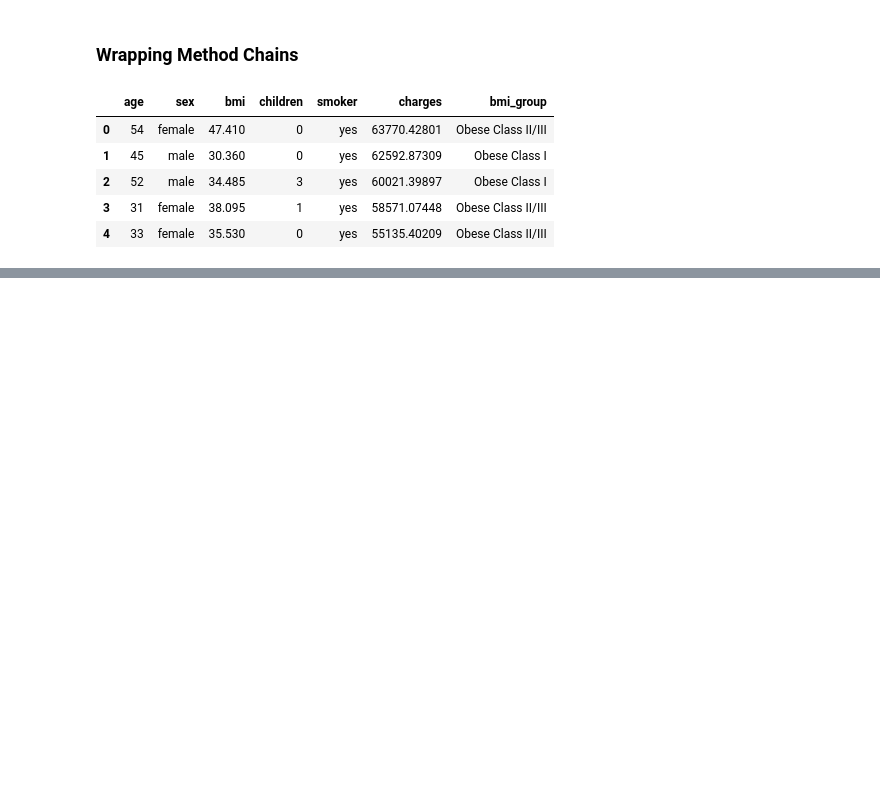
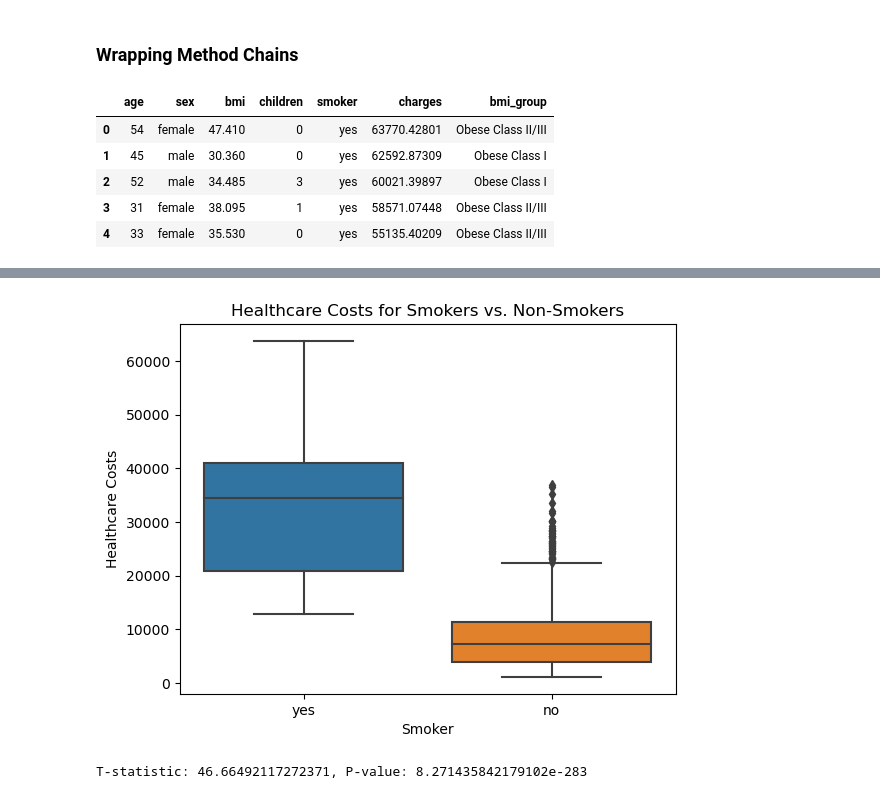
Before and after one commit to ubco-W2022T2-data301/project-group-group25, a Jupyter notebook: analysis/analysis1.ipynb, the cells around one changed output, grey strips where cells are left out. Drawn from its saved outputs; the diff is of its cells as text; code cells hidden in the pictures; blank space fills up the shorter version.

```diff
--- a/analysis/analysis1.ipynb
+++ b/analysis/analysis1.ipynb
@@ -266,0 +334,24 @@ ImportError: attempted relative import with no known parent package
+# %%
+import seaborn as sns
+import matplotlib.pyplot as plt
+from scipy.stats import ttest_ind
+
+# Group the data by smoker status and calculate the mean and median healthcare costs for each group
+smoker_costs = df.groupby('smoker')['charges'].agg(['mean', 'median'])
+
+# Create box plots to visualize the distribution of healthcare costs for smokers and non-smokers
+sns.boxplot(x='smoker', y='charges', data=df)
+plt.title('Healthcare Costs for Smokers vs. Non-Smokers')
+plt.xlabel('Smoker')
+plt.ylabel('Healthcare Costs')
+plt.show()
+
+# Perform a t-test to determine if there is a significant difference in healthcare costs between smokers and non-smokers
+smokers = df[df['smoker'] == 'yes']['charges']
+non_smokers = df[df['smoker'] == 'no']['charges']
+t_stat, p_value = ttest_ind(smokers, non_smokers)
+
+print(f"T-statistic: {t_stat}, P-value: {p_value}")
+# %% [output]
+[figure, added]
+T-statistic: 46.66492117272371, P-value: 8.271435842179102e-283
```
Also changed, not shown: parts of 13 cells of this notebook.
